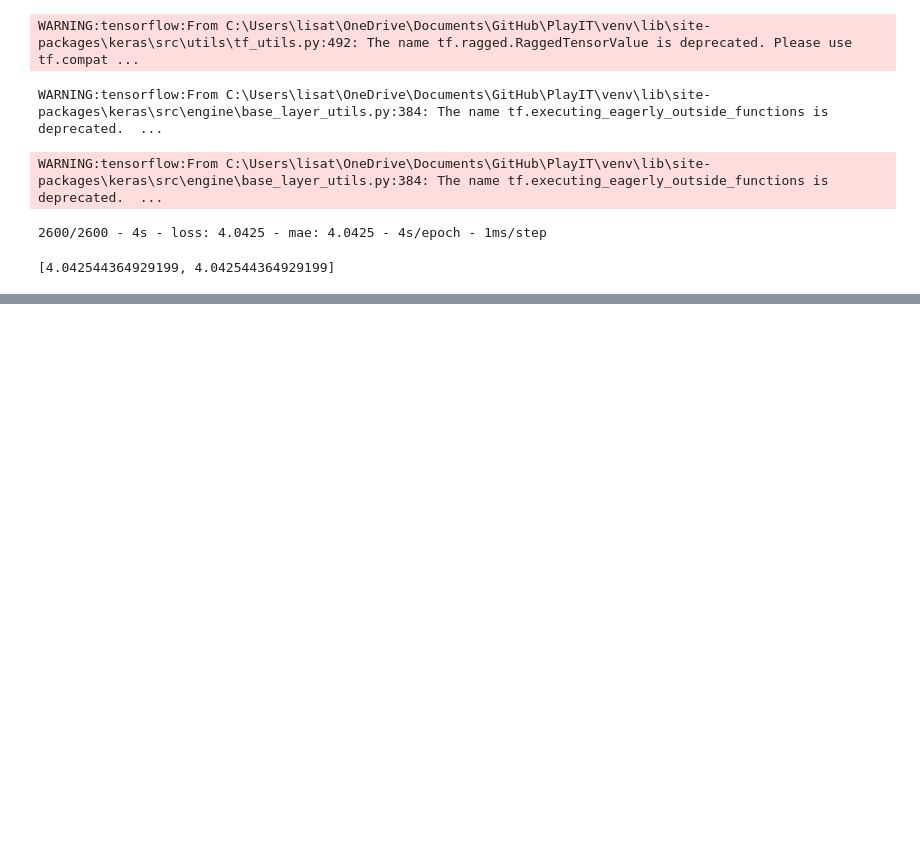
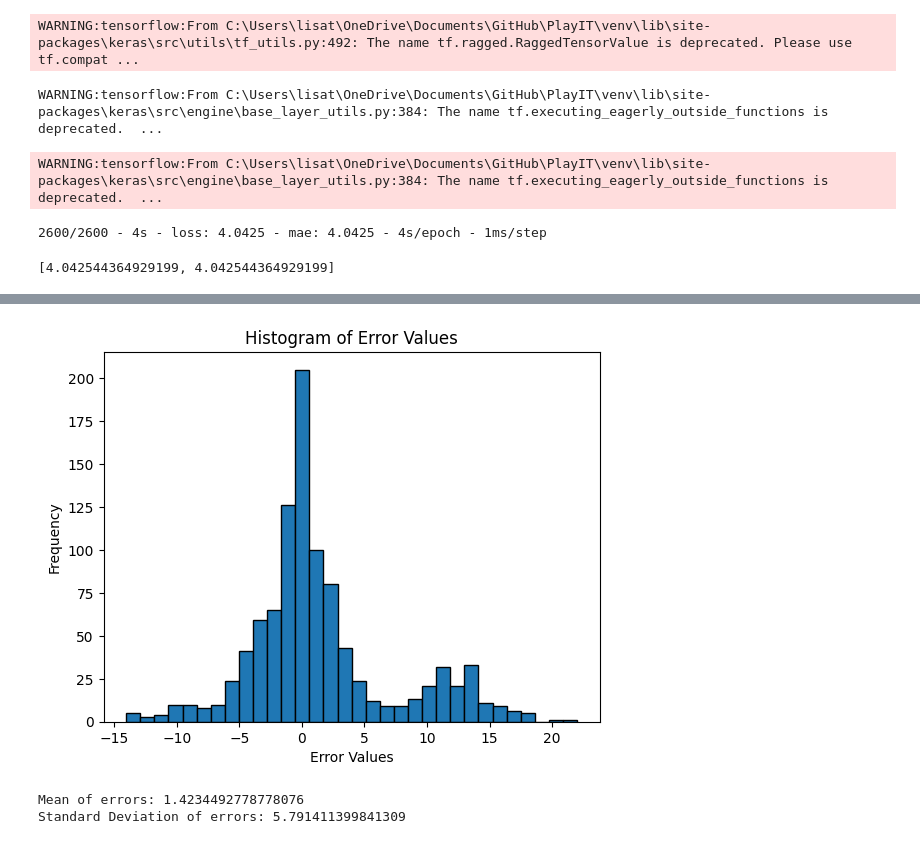
Before and after one commit to SirLeoIV/PlayIT, a Jupyter notebook: src/main/java/com/group09/playit/ann/keras_test.ipynb, the cells around one changed output, grey strips where cells are left out. Cells and saved outputs as stored; diff of their text form; code cells hidden in the pictures; blank space fills up the shorter version.

```diff
--- a/src/main/java/com/group09/playit/ann/keras_test.ipynb
+++ b/src/main/java/com/group09/playit/ann/keras_test.ipynb
@@ -271,3 +291,14 @@ WARNING:tensorflow:From C:\Users\lisat\OneDrive\Documents\GitHub\PlayIT\venv\lib
 WARNING:tensorflow:From C:\Users\lisat\OneDrive\Documents\GitHub\PlayIT\venv\lib\site-packages\keras\src\engine\base_layer_utils.py:384: The name tf.executing_eagerly_outside_functions is deprecated.  ...
 2600/2600 - 4s - loss: 4.0425 - mae: 4.0425 - 4s/epoch - 1ms/step
 [4.042544364929199, 4.042544364929199]
+# %%
+# Plotting the errors per round
+errors = []
+for i in range(1000):
+    input = X_test.iloc[i].to_numpy()
+    input = input.reshape(1,294)
+
+    actual_points = Y_test.iloc[i]
+    pred_points = model.predict(input)
+
+    errors.append(actual_points - pred_points)
@@ -273,0 +323,23 @@ WARNING:tensorflow:From C:\Users\lisat\OneDrive\Documents\GitHub\PlayIT\venv\lib
+# %%
+error_values = np.array(errors)
+error_values = error_values.reshape((1000,1))
+
+mean_error = np.mean(error_values)
+std_dev_error = np.std(error_values)
+
+plt.hist(error_values, bins=32, edgecolor='black')
+
+# Adding labels and title
+plt.xlabel('Error Values')
+plt.ylabel('Frequency')
+plt.title('Histogram of Error Values')
+
+# Display the plot
+plt.show()
+
+print(f"Mean of errors: {mean_error}")
+print(f"Standard Deviation of errors: {std_dev_error}")
+# %% [output]
+[figure, added]
+Mean of errors: 1.4234492778778076
+Standard Deviation of errors: 5.791411399841309
```
Also changed, not shown: parts of 5 cells of this notebook, 1 other file.
